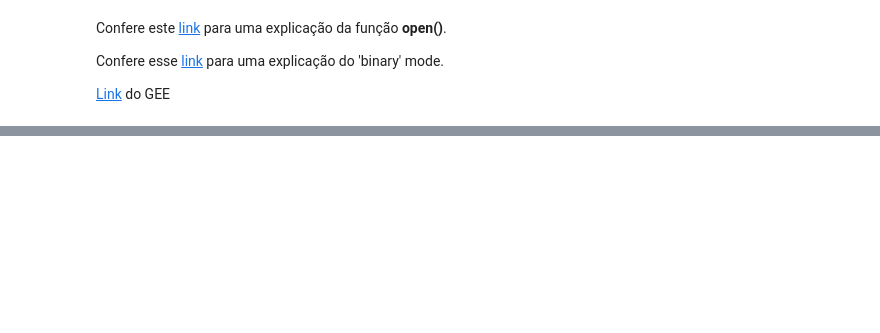
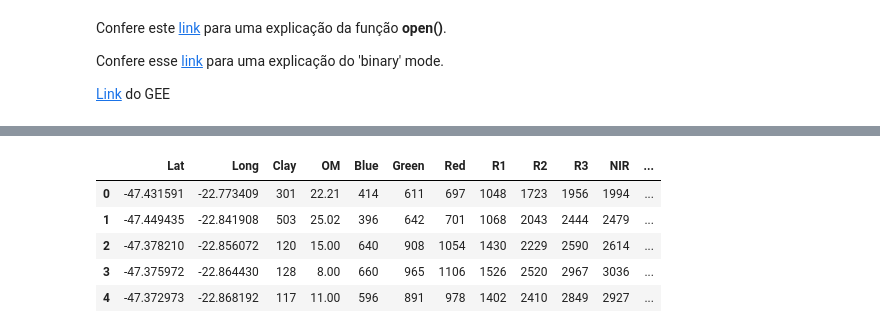
Before and after one commit to neli12/tutoriais_python, a Jupyter notebook: Tutorial 1.ipynb, the cells around one changed output, grey strips where cells are left out. Saved outputs shown, nothing was run; the diff lists cells and outputs as text; code cells hidden in the pictures; blank space fills up the shorter version.

```diff
--- a/Tutorial 1.ipynb
+++ b/Tutorial 1.ipynb
@@ -238,0 +319,13 @@ Confere esse [link](https://leimao.github.io/blog/File-IO-Binary-VS-Text/) para
+# %%
+bands = ['Blue', 'Green', 'Red', 'R1', 'R2', 'R3','NIR', '8A', 'SWIR1', 'SWIR2']
+# %%
+dat_df[bands] = dat_df[bands].astype(int)
+# %%
+dat_df.head()
+# %% [output]
+|  | Lat | Long | Clay | OM | Blue | Green | Red | R1 | R2 | R3 | NIR | ... |
+| 0 | -47.431591 | -22.773409 | 301 | 22.21 | 414 | 611 | 697 | 1048 | 1723 | 1956 | 1994 | ... |
+| 1 | -47.449435 | -22.841908 | 503 | 25.02 | 396 | 642 | 701 | 1068 | 2043 | 2444 | 2479 | ... |
+| 2 | -47.378210 | -22.856072 | 120 | 15.00 | 640 | 908 | 1054 | 1430 | 2229 | 2590 | 2614 | ... |
+| 3 | -47.375972 | -22.864430 | 128 | 8.00 | 660 | 965 | 1106 | 1526 | 2520 | 2967 | 3036 | ... |
+| 4 | -47.372973 | -22.868192 | 117 | 11.00 | 596 | 891 | 978 | 1402 | 2410 | 2849 | 2927 | ... |
```
Also changed, not shown: parts of 17 cells of this notebook, 5 other files.
